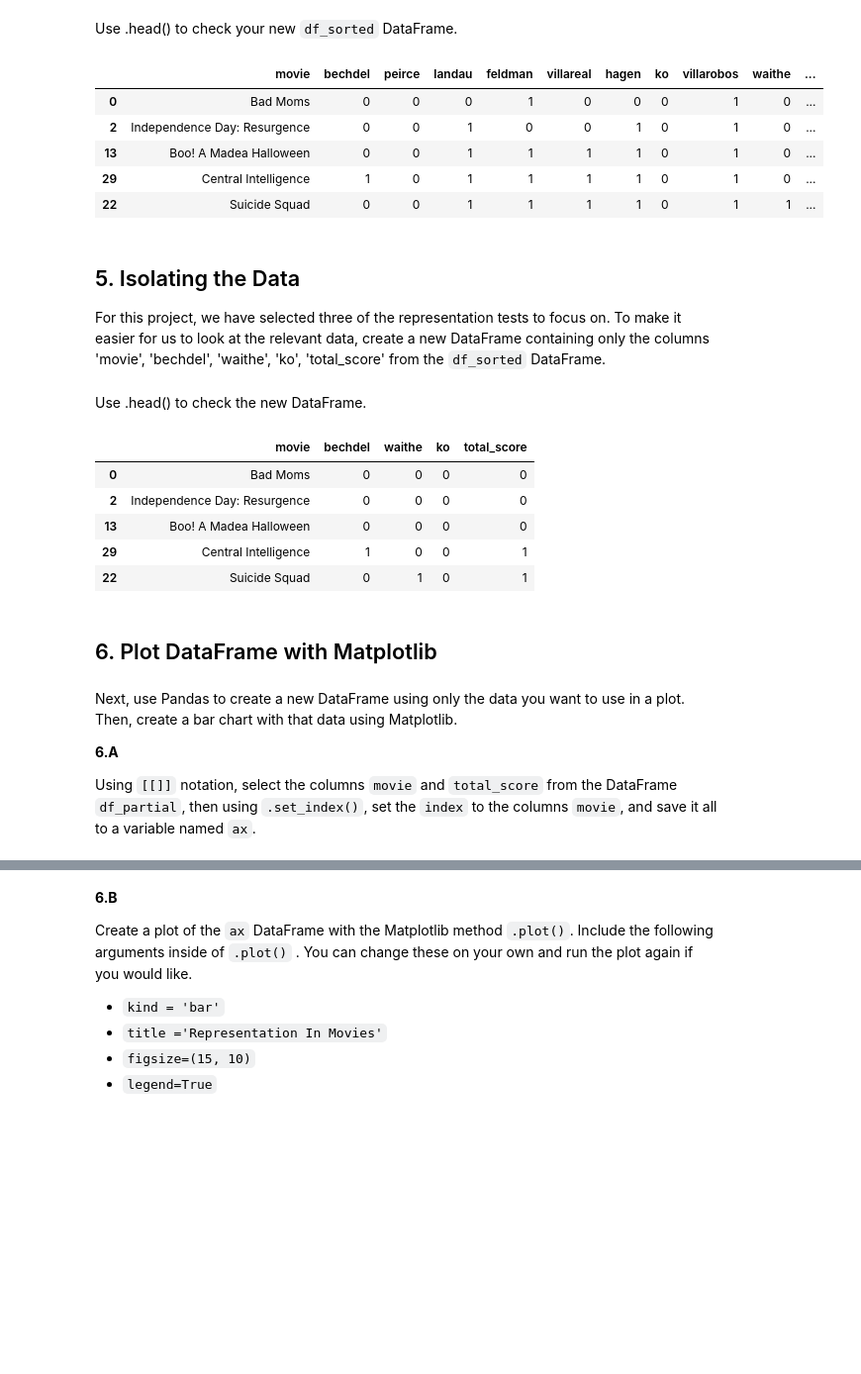
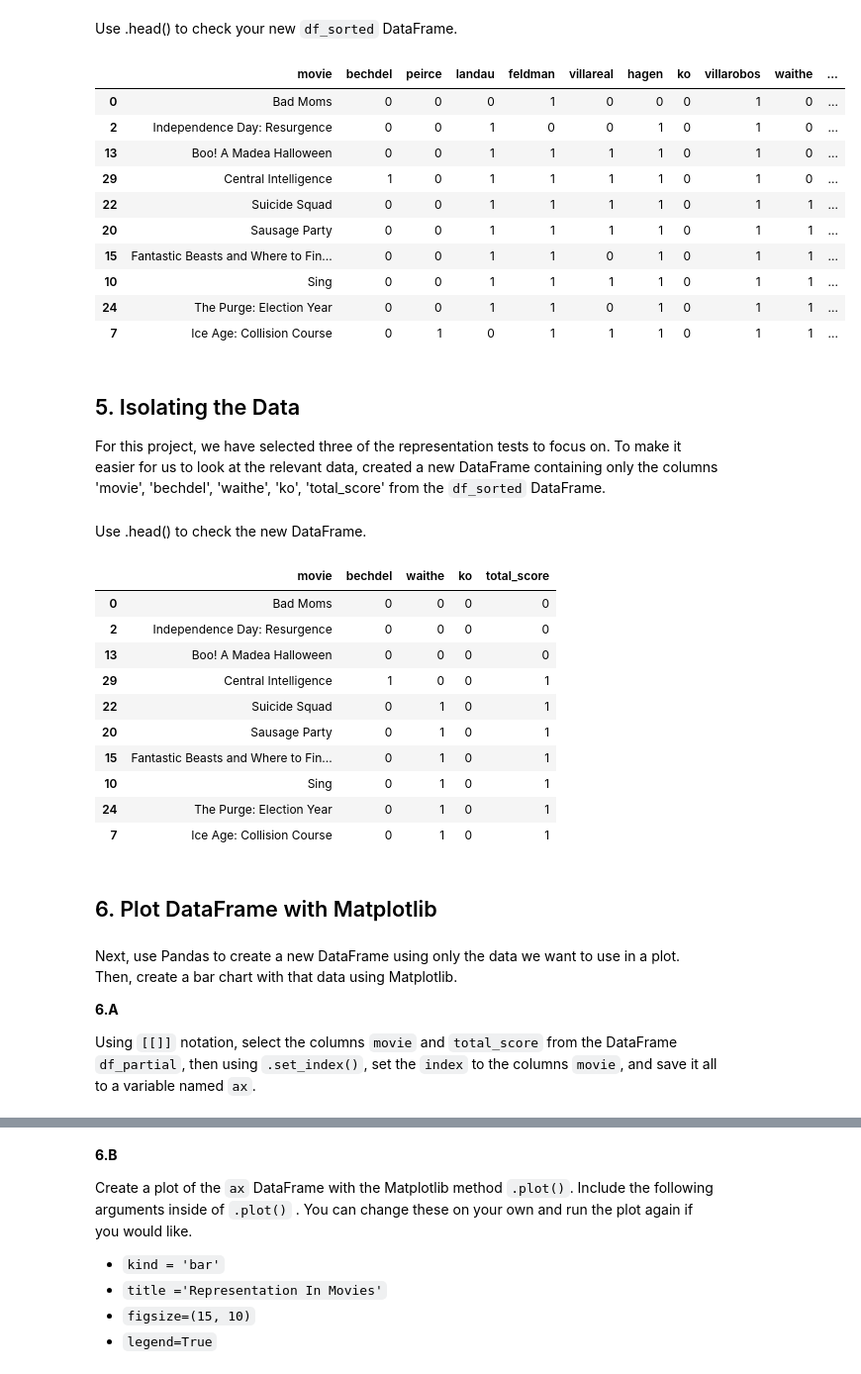
Before and after one commit to danieldanielides/Bechdel_Test_Project, a Jupyter notebook: Bechdel_Project.ipynb, the cells around one changed output, grey strips where cells are left out. Shown at 99% size. Saved outputs shown, nothing was run; the diff lists cells and outputs as text; code cells hidden in the pictures; blank space fills up the shorter version.

```diff
--- a/Bechdel_Project.ipynb
+++ b/Bechdel_Project.ipynb
@@ -41,7 +41,7 @@ import freetype as ft
 # %% [markdown]
 Use Pandas `pd.read_csv()` to load the dataset **bechdelExpanded.csv** into a DataFrame and save the results to a variable. You can name the variable anything you like. `df` is often used as the variable name for a DataFrame.
 # %%
-df = pd.read_csv(r"C:\Users\Daniel\Desktop\Data_Science\Codecademy\Visualize Data with Python\Bechdel_Project\bechdelExpanded.csv")
+df = pd.read_csv(r"C:\Users\Daniel\Desktop\Data_Science\Codecademy\Visualize Data with Python\Bechdel_Project\Bachdel_Project_Git\bechdelExpanded.csv")
 # %% [markdown]
 ## 2. Learn About Your Data
 # %% [markdown]
@@ -109,23 +114,28 @@ df_sorted = df.sort_values('total_score')
 # %% [markdown]
 Use .head() to check your new `df_sorted` DataFrame.
 # %%
-df_sorted.head(5)
+df_sorted.head(10)
 # %% [output]
 |  | movie | bechdel | peirce | landau | feldman | villareal | hagen | ko | villarobos | waithe | ... |
 | 0 | Bad Moms | 0 | 0 | 0 | 1 | 0 | 0 | 0 | 1 | 0 | ... |
 | 2 | Independence Day: Resurgence | 0 | 0 | 1 | 0 | 0 | 1 | 0 | 1 | 0 | ... |
 | 13 | Boo! A Madea Halloween | 0 | 0 | 1 | 1 | 1 | 1 | 0 | 1 | 0 | ... |
 | 29 | Central Intelligence | 1 | 0 | 1 | 1 | 1 | 1 | 0 | 1 | 0 | ... |
 | 22 | Suicide Squad | 0 | 0 | 1 | 1 | 1 | 1 | 0 | 1 | 1 | ... |
+| 20 | Sausage Party | 0 | 0 | 1 | 1 | 1 | 1 | 0 | 1 | 1 | ... |
+| 15 | Fantastic Beasts and Where to Fin... | 0 | 0 | 1 | 1 | 0 | 1 | 0 | 1 | 1 | ... |
+| 10 | Sing | 0 | 0 | 1 | 1 | 1 | 1 | 0 | 1 | 1 | ... |
+| 24 | The Purge: Election Year | 0 | 0 | 1 | 1 | 0 | 1 | 0 | 1 | 1 | ... |
+| 7 | Ice Age: Collision Course | 0 | 1 | 0 | 1 | 1 | 1 | 0 | 1 | 1 | ... |
 # %% [markdown]
 ## 5. Isolating the Data
-For this project, we have selected three of the representation tests to focus on. To make it easier for us to look at the relevant data, create a new DataFrame containing only the columns 'movie', 'bechdel', 'waithe', 'ko', 'total_score' from the `df_sorted` DataFrame.
+For this project, we have selected three of the representation tests to focus on. To make it easier for us to look at the relevant data, created a new DataFrame containing only the columns 'movie', 'bechdel', 'waithe', 'ko', 'total_score' from the `df_sorted` DataFrame.
 # %%
 df_partial = df_sorted[['movie', 'bechdel', 'waithe', 'ko', 'total_score']]
 # %% [markdown]
 Use .head() to check the new DataFrame.
 # %%
-df_partial.head(5)
+df_partial.head(10)
 # %% [output]
 |  | movie | bechdel | waithe | ko | total_score |
 | 0 | Bad Moms | 0 | 0 | 0 | 0 |
@@ -133,10 +143,15 @@ df_partial.head(5)
 | 13 | Boo! A Madea Halloween | 0 | 0 | 0 | 0 |
 | 29 | Central Intelligence | 1 | 0 | 0 | 1 |
 | 22 | Suicide Squad | 0 | 1 | 0 | 1 |
+| 20 | Sausage Party | 0 | 1 | 0 | 1 |
+| 15 | Fantastic Beasts and Where to Fin... | 0 | 1 | 0 | 1 |
+| 10 | Sing | 0 | 1 | 0 | 1 |
+| 24 | The Purge: Election Year | 0 | 1 | 0 | 1 |
+| 7 | Ice Age: Collision Course | 0 | 1 | 0 | 1 |
 # %% [markdown]
 ## 6. Plot DataFrame with Matplotlib
 # %% [markdown]
-Next,  use Pandas to create a new DataFrame using only the data you want to use in a plot. Then, create a bar chart with that data using Matplotlib.
+Next,  use Pandas to create a new DataFrame using only the data we want to use in a plot. Then, create a bar chart with that data using Matplotlib.
 
 
 **6.A**
```
Also changed, not shown: parts of 5 cells of this notebook.
